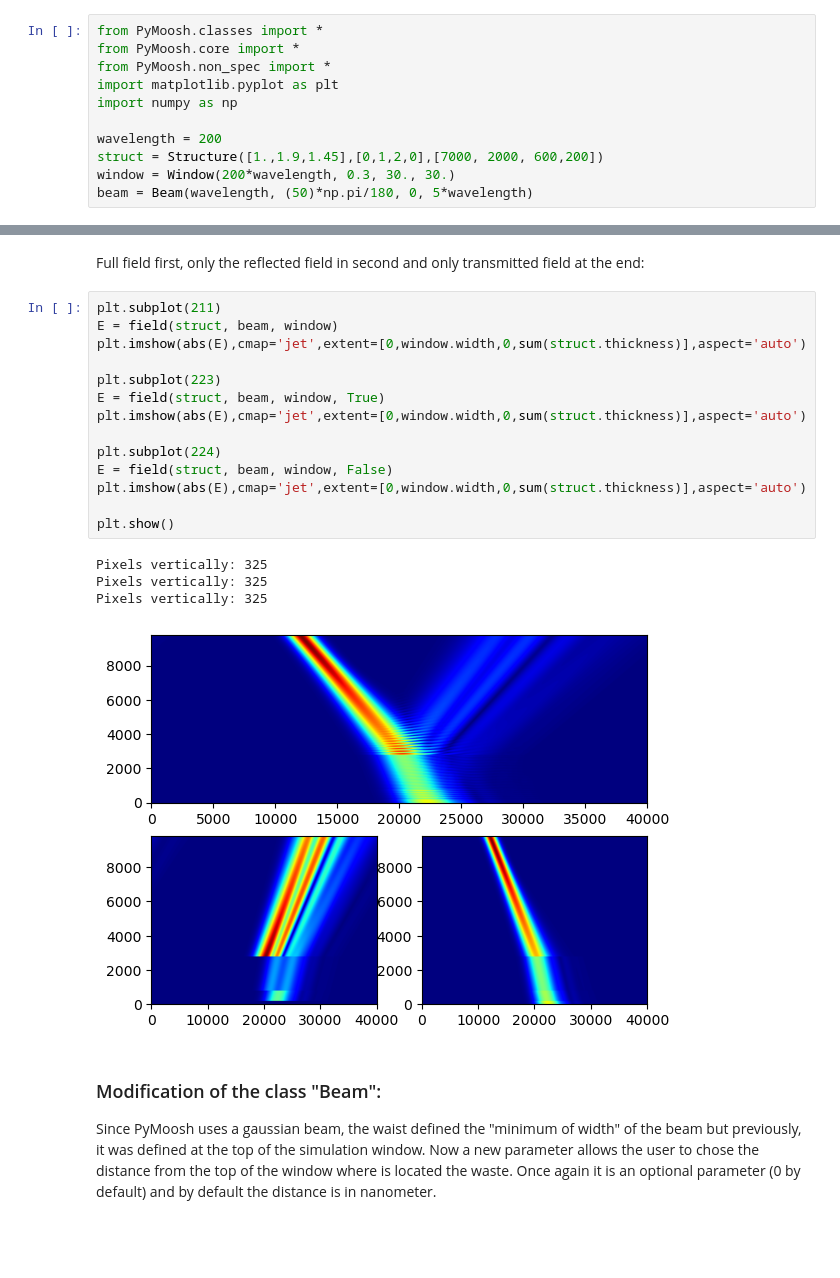
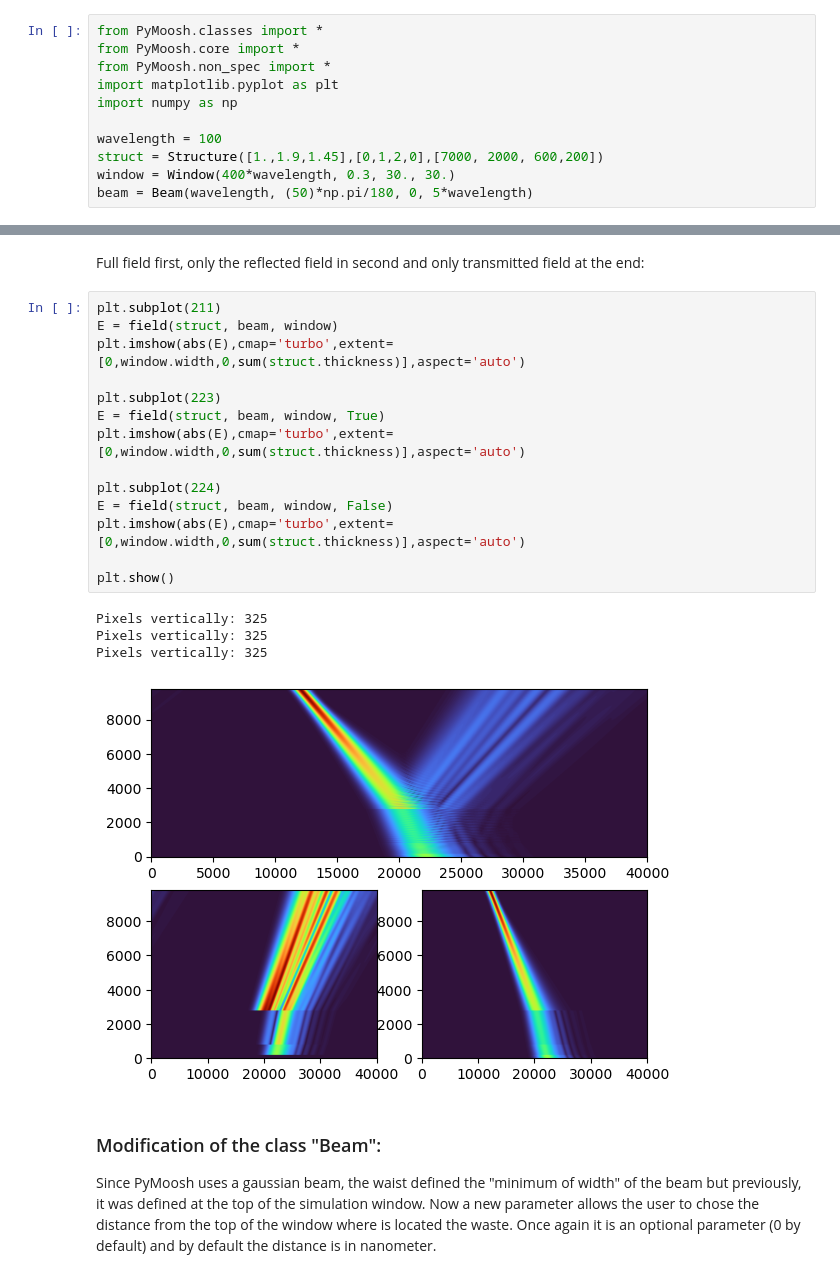
Before and after one commit to AnMoreau/PyMoosh, a Jupyter notebook: notebooks/Non_specular.ipynb, the cells around one changed output, grey strips where cells are left out. Drawn from its saved outputs; the diff is of its cells as text; blank space fills up the shorter version.

```diff
--- a/notebooks/Non_specular.ipynb
+++ b/notebooks/Non_specular.ipynb
@@ -7,9 +7,9 @@ from PyMoosh.non_spec import *
 import matplotlib.pyplot as plt
 import numpy as np
 
-wavelength = 200
+wavelength = 100
 struct = Structure([1.,1.9,1.45],[0,1,2,0],[7000, 2000, 600,200])
-window = Window(200*wavelength, 0.3, 30., 30.)
+window = Window(400*wavelength, 0.3, 30., 30.)
 beam = Beam(wavelength, (50)*np.pi/180, 0, 5*wavelength)
 # %% [output]
 List of materials:
@@ -96,22 +96,22 @@ Full field first, only the reflected field in second and only transmitted field
 # %%
 plt.subplot(211)
 E = field(struct, beam, window)
-plt.imshow(abs(E),cmap='jet',extent=[0,window.width,0,sum(struct.thickness)],aspect='auto')
+plt.imshow(abs(E),cmap='turbo',extent=[0,window.width,0,sum(struct.thickness)],aspect='auto')
 
 plt.subplot(223)
 E = field(struct, beam, window, True)
-plt.imshow(abs(E),cmap='jet',extent=[0,window.width,0,sum(struct.thickness)],aspect='auto')
+plt.imshow(abs(E),cmap='turbo',extent=[0,window.width,0,sum(struct.thickness)],aspect='auto')
 
 plt.subplot(224)
 E = field(struct, beam, window, False)
-plt.imshow(abs(E),cmap='jet',extent=[0,window.width,0,sum(struct.thickness)],aspect='auto')
+plt.imshow(abs(E),cmap='turbo',extent=[0,window.width,0,sum(struct.thickness)],aspect='auto')
 
 plt.show()
 # %% [output]
 Pixels vertically: 325
 Pixels vertically: 325
 Pixels vertically: 325
-[figure, old version]
+[figure, new version]
 # %% [markdown]
 ### Modification of the class "Beam":
 
```
Also changed, not shown: parts of 15 cells of this notebook.
